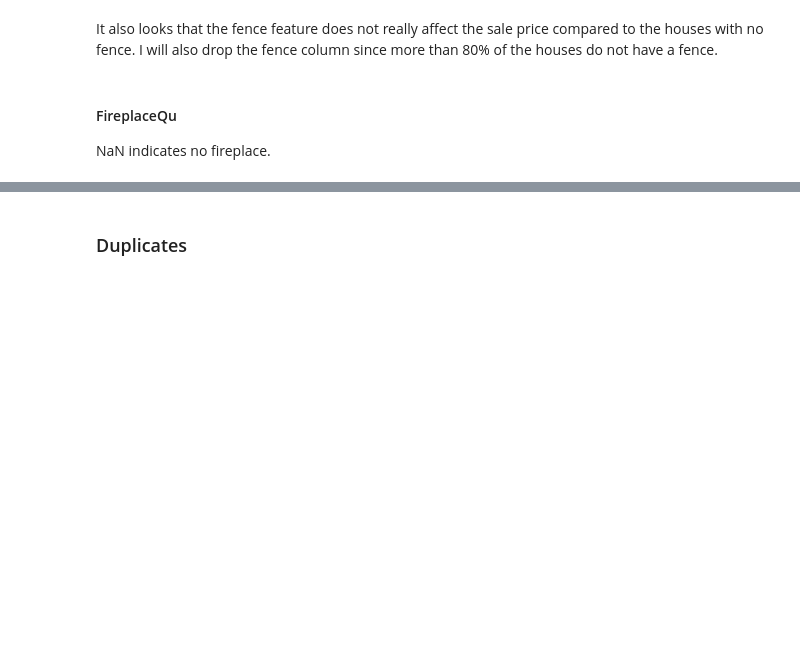
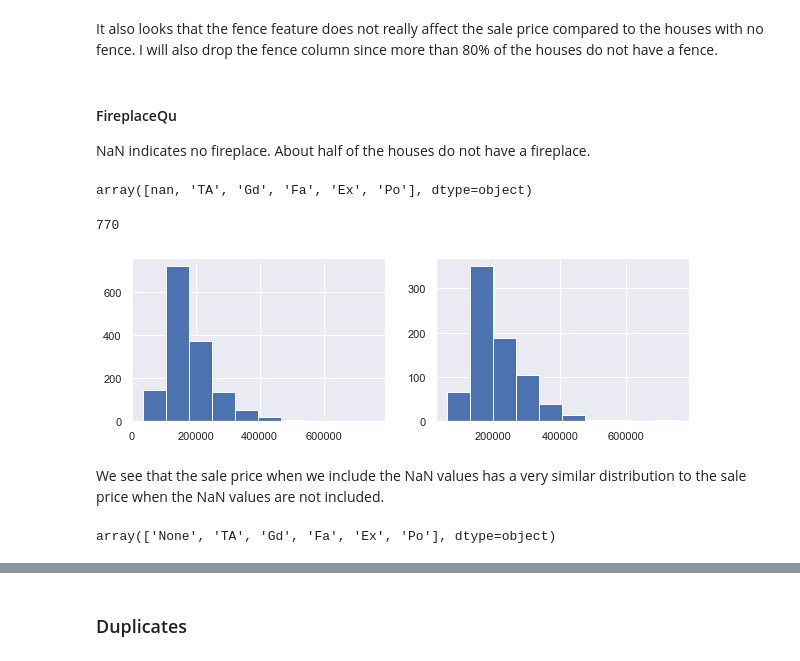
Before and after one commit to gepallas/ML_House_Prices, a Jupyter notebook: HousePricesEDA.ipynb, the cells around one changed output, grey strips where cells are left out. Drawn from its saved outputs; the diff is of its cells as text; code cells hidden in the pictures; blank space fills up the shorter version.

Commit message:
Handle missing values.

```diff
--- a/HousePricesEDA.ipynb
+++ b/HousePricesEDA.ipynb
@@ -389,4 +389,27 @@ train_clean.drop('Fence', axis=1, inplace=True)
 # %% [markdown]
 #### FireplaceQu
 
-NaN indicates no fireplace.
+NaN indicates no fireplace. About half of the houses do not have a fireplace.
+# %%
+train_clean.FireplaceQu.unique()
+# %% [output]
+array([nan, 'TA', 'Gd', 'Fa', 'Ex', 'Po'], dtype=object)
+# %%
+train_clean.FireplaceQu.notnull().sum()
+# %% [output]
+770
+# %%
+plt.figure(figsize=(10,3))
+plt.subplot(1,2,1)
+train_clean.SalePrice.hist(bins=10)
+plt.subplot(1,2,2)
+train_clean[train_clean.FireplaceQu.notnull()].SalePrice.hist(bins=10);
+# %% [output]
+[figure, added]
+# %% [markdown]
+We see that the sale price when we include the NaN values has a very similar distribution to the sale price when the NaN values are not included.
+# %%
+train_clean.FireplaceQu.fillna('None', inplace=True)
+train_clean.FireplaceQu.unique()
+# %% [output]
+array(['None', 'TA', 'Gd', 'Fa', 'Ex', 'Po'], dtype=object)
```
Also changed, not shown: parts of 7 cells of this notebook.
